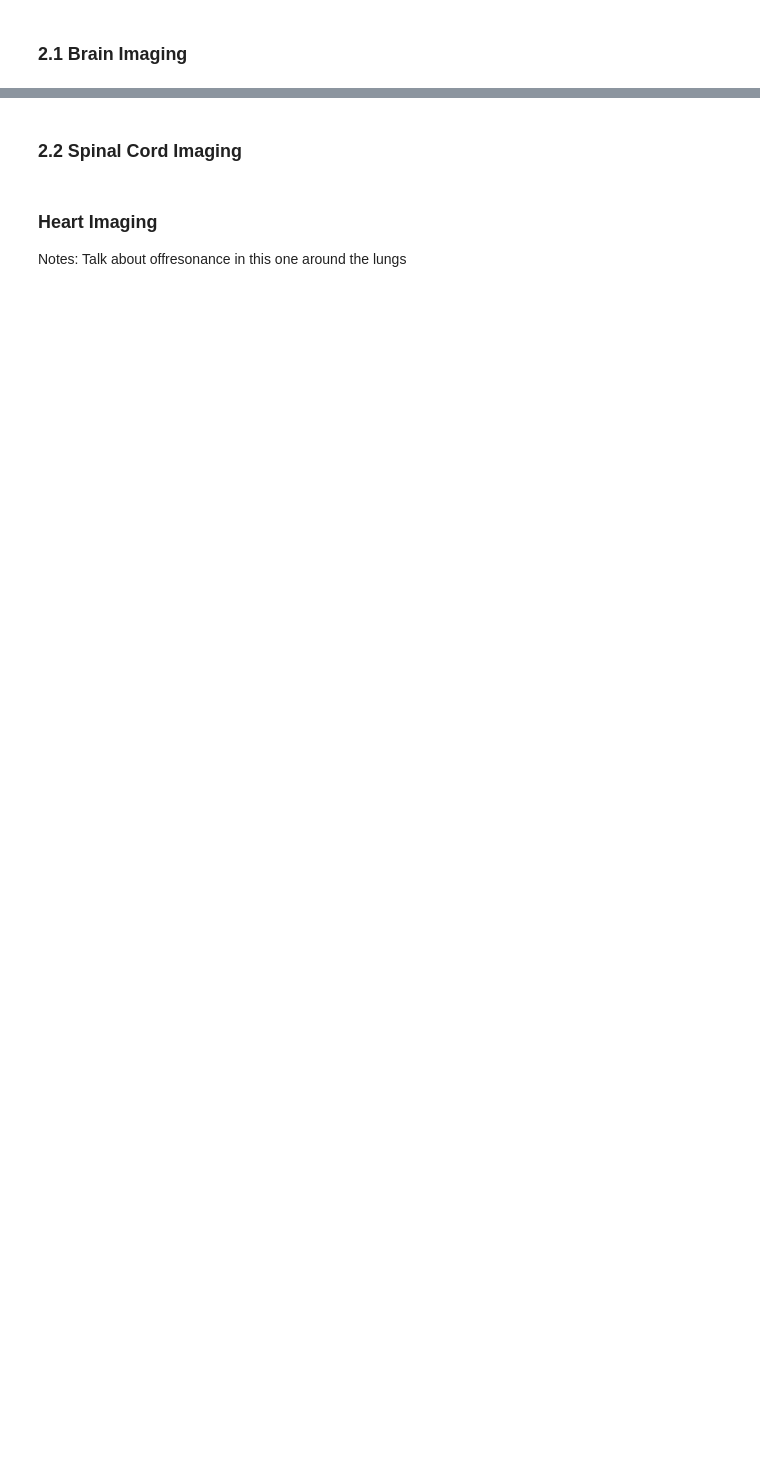
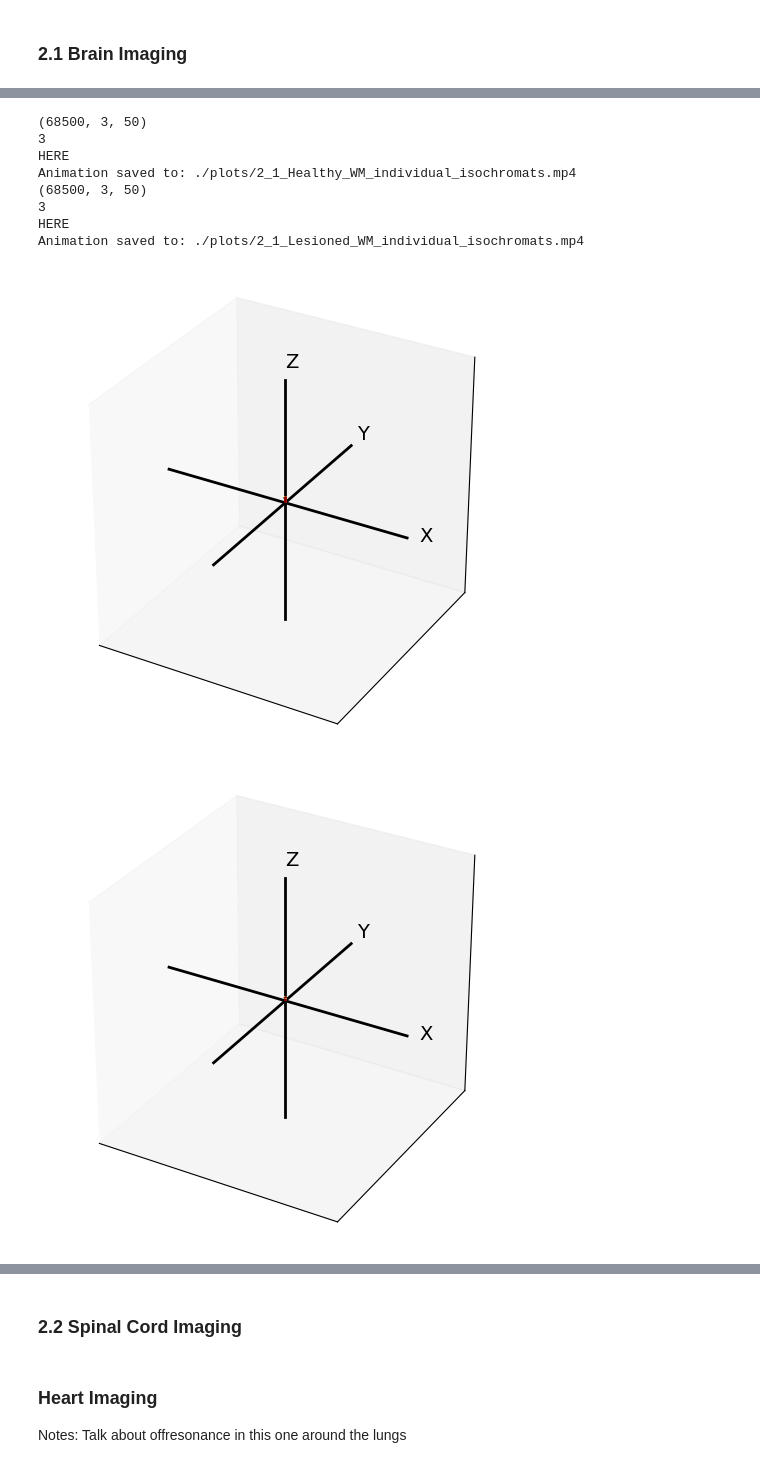
Before and after one commit to chlouly/BME599-Visualization-Project, a Jupyter notebook: main.ipynb, the cells around one changed output, grey strips where cells are left out. Cells and saved outputs as stored; diff of their text form; code cells hidden in the pictures; blank space fills up the shorter version.

```diff
--- a/main.ipynb
+++ b/main.ipynb
@@ -149,0 +173,19 @@ T1: 1400.000000   T2: 80.000000
+# %%
+# We can now create and save animations of the simulations for individual isochromats
+# This might take a minute...
+#
+# Animations tend not to work inside of jupyter notebooks, if you wish to view the animation,
+# it is saved in the path specified in the second argument of the call to plot_iso_3D().
+plot_iso_3D(M_hlth, PLOT_PATH + "2_1_Healthy_WM_individual_isochromats.mp4", dsamp=dsamp)
+plot_iso_3D(M_lsnd, PLOT_PATH + "2_1_Lesioned_WM_individual_isochromats.mp4", dsamp=dsamp)
+# %% [output]
+(68500, 3, 50)
+3
+HERE
+Animation saved to: ./plots/2_1_Healthy_WM_individual_isochromats.mp4
+(68500, 3, 50)
+3
+HERE
+Animation saved to: ./plots/2_1_Lesioned_WM_individual_isochromats.mp4
+[figure, added]
+[figure, added]
```
Also changed, not shown: parts of 11 cells of this notebook, 32 other files.
